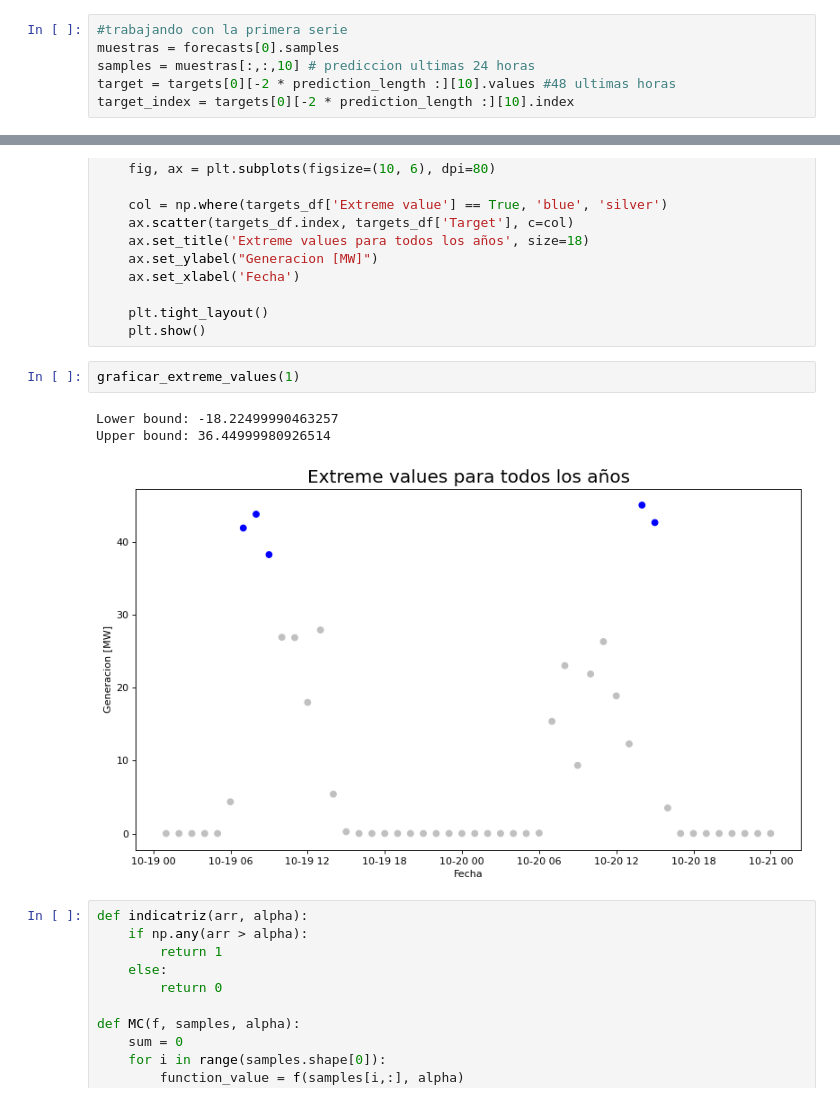
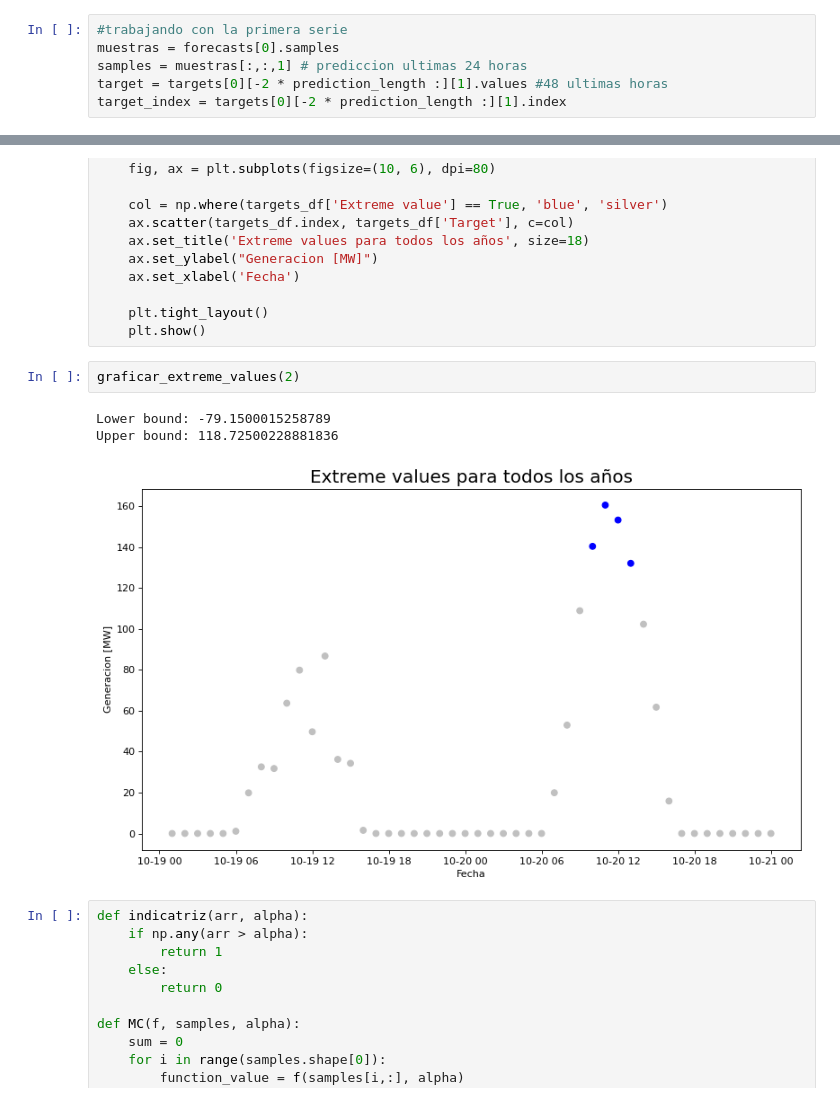
Before and after one commit to sergio825/pytorch-ts, a Jupyter notebook: Multivariate_TempFlow.ipynb, the cells around one changed output, grey strips where cells are left out. Drawn from its saved outputs; the diff is of its cells as text.

```diff
--- a/Multivariate_TempFlow.ipynb
+++ b/Multivariate_TempFlow.ipynb
@@ -238,6 +235,6 @@ plt.show()
 # %%
 #trabajando con la primera serie
 muestras = forecasts[0].samples
-samples = muestras[:,:,10] # prediccion ultimas 24 horas
-target = targets[0][-2 * prediction_length :][10].values #48 ultimas horas
-target_index = targets[0][-2 * prediction_length :][10].index
+samples = muestras[:,:,1] # prediccion ultimas 24 horas
+target = targets[0][-2 * prediction_length :][1].values #48 ultimas horas
+target_index = targets[0][-2 * prediction_length :][1].index
@@ -292,11 +351,11 @@ def graficar_extreme_values(k):
     plt.tight_layout()
     plt.show()
 # %%
-graficar_extreme_values(1)
+graficar_extreme_values(2)
 # %% [output]
-Lower bound: -18.22499990463257
-Upper bound: 36.44999980926514
+Lower bound: -79.1500015258789
+Upper bound: 118.72500228881836
-[figure, old version]
+[figure, new version]
 # %%
 def indicatriz(arr, alpha):
     if np.any(arr > alpha):
```
Also changed, not shown: parts of 13 cells of this notebook, 1 other file.
